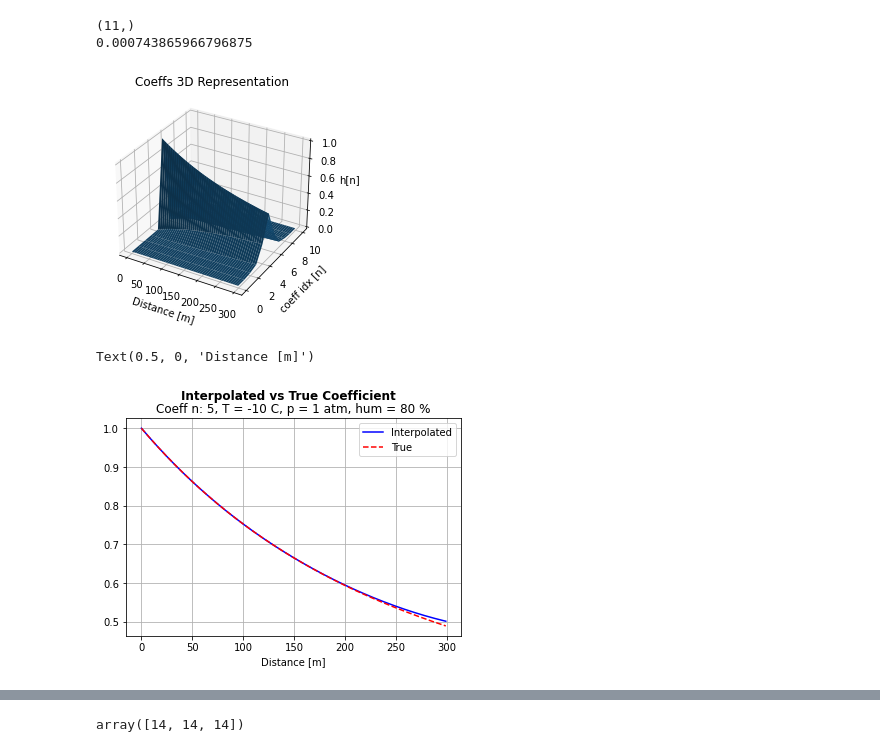
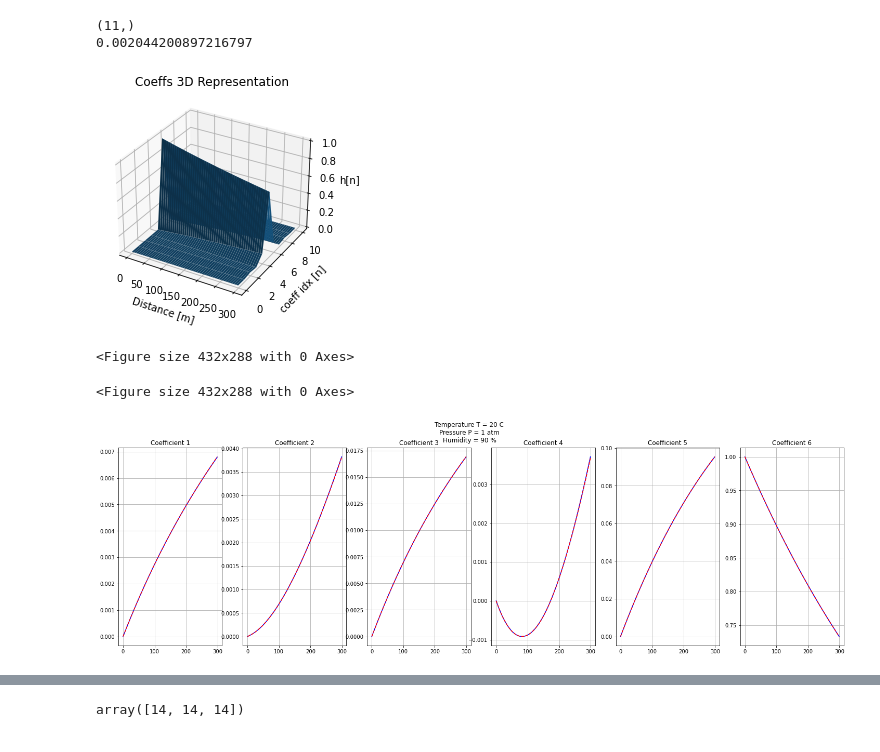
Before and after one commit to steDamiano/pyroadacoustics, a Jupyter notebook: research_notebooks/air_absorption_adaptive.ipynb, the cells around one changed output, grey strips where cells are left out. Drawn from its saved outputs; the diff is of its cells as text; code cells hidden in the pictures.

```diff
--- a/research_notebooks/air_absorption_adaptive.ipynb
+++ b/research_notebooks/air_absorption_adaptive.ipynb
@@ -81,9 +81,9 @@ def compute_air_absorption_filter(alpha, freqs, distance, numtaps):
         return filt_coeffs
 # %%
 # Parameters
-T = -10
+T = 20
 p = 1
-rel_hum = 80
+rel_hum = 90
 fs = 8000
 numbands = 50
 freqs = np.linspace(0, fs / 2, numbands)
@@ -100,6 +100,6 @@ print(np.shape(coeffs))
 print(time.time() - start_time)
 # %% [output]
 (11,)
-0.000743865966796875
+0.002044200897216797
 # %%
 d = np.arange(0,300,1)
@@ -116,34 +117,46 @@ plt.title('Coeffs 3D Representation')
 ax.set_xlabel('Distance [m]')
 ax.set_ylabel('coeff idx [n]')
 ax.set_zlabel('h[n]')
-ax.plot_surface(d[:, None], range(11), coeffs)
+ax.plot_surface(d[:, None], range(ntaps), coeffs)
 plt.show()
 # %% [output]
-[figure, old version]
+[figure, new version]
 # %%
 # Select coefficients to interpolate
-coef_idx = 5
+coef_idx = 4
 idxs = [0, 25, 50, 75, 99]
-coefs_list = coeffs[idxs, coef_idx]
+model = np.zeros((math.floor((ntaps+1)/2),5))
+# new_data_points = np.array([13]) # np.arange(0,300,1)
+new_data_points = np.arange(0,300,1)
+new_coeffs = np.zeros(((math.floor((ntaps+1)/2)),300))
+for i in range((math.floor((ntaps+1)/2))):
+    coefs_list = coeffs[idxs, i]
 
-# Perform interpolation
-model = np.polyfit(d[idxs], coefs_list, 4)
-
-new_data_points = np.array([13]) # np.arange(0,300,1)
-new_data_points = np.arange(0,300,1)
-new_coeffs = np.polyval(model, new_data_points)
+    # Perform interpolation
+    model[i] = np.polyfit(d[idxs], coefs_list, 4)
+    new_coeffs[i] = np.polyval(model[i], new_data_points)
 # %%
 plt.figure()
-plt.plot(new_data_points, new_coeffs, 'b')
-plt.plot(coeffs[:,coef_idx], 'r--')
-plt.grid()
-plt.legend(['Interpolated', 'True'])
-plt.suptitle('Interpolated vs True Coefficient', fontweight = 'bold')
-plt.title(f'Coeff n: {coef_idx}, T = {T} C, p = {p} atm, hum = {rel_hum} %')
-plt.xlabel('Distance [m]')
+# plt.plot(new_data_points, new_coeffs, 'b')
+# plt.plot(coeffs[:,coef_idx], 'r--')
+# plt.grid()
+# plt.legend(['Interpolated', 'True'])
+# plt.suptitle('Interpolated vs True Coefficient', fontweight = 'bold')
+# plt.title(f'Coeff n: {coef_idx}, T = {T} C, p = {p} atm, hum = {rel_hum} %')
+# plt.xlabel('Distance [m]')
+
+plt.figure()
+fig, axs = plt.subplots(1,6, figsize =(25,7))
+fig.suptitle(f'Temperature T = {T} C\nPressure P = {p} atm\nHumidity = {rel_hum} %')
+for i in range(6):
+    axs[i].plot(new_data_points, new_coeffs[i], 'b')
+    axs[i].plot(coeffs[:,i], 'r--')
+    axs[i].grid()
+    axs[i].set_title(f'Coefficient {i+1}')
 # %% [output]
-Text(0.5, 0, 'Distance [m]')
+<Figure size 432x288 with 0 Axes>
+<Figure size 432x288 with 0 Axes>
-[figure, old version]
+[figure, new version]
 # %%
 new_coeffs = np.zeros(11)
 for i in range(11):
```
Also changed, not shown: parts of 3 cells of this notebook, 4 other files.
